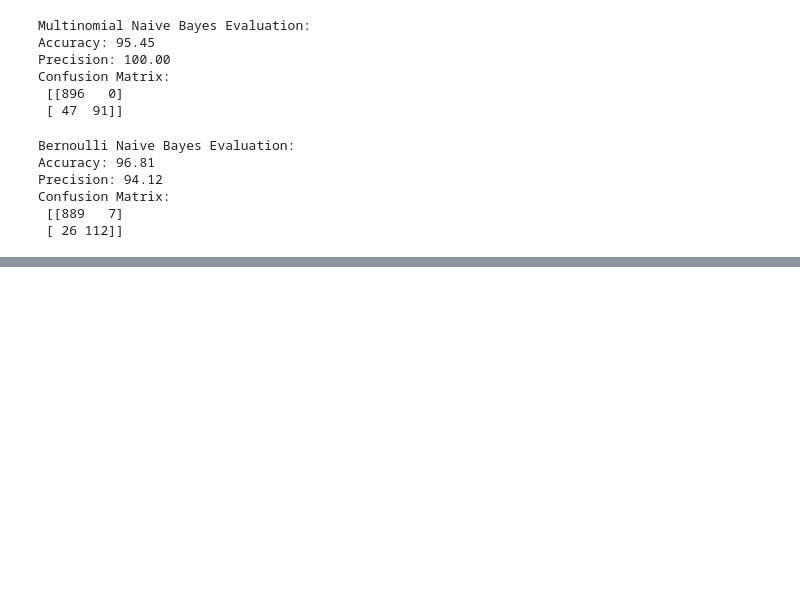
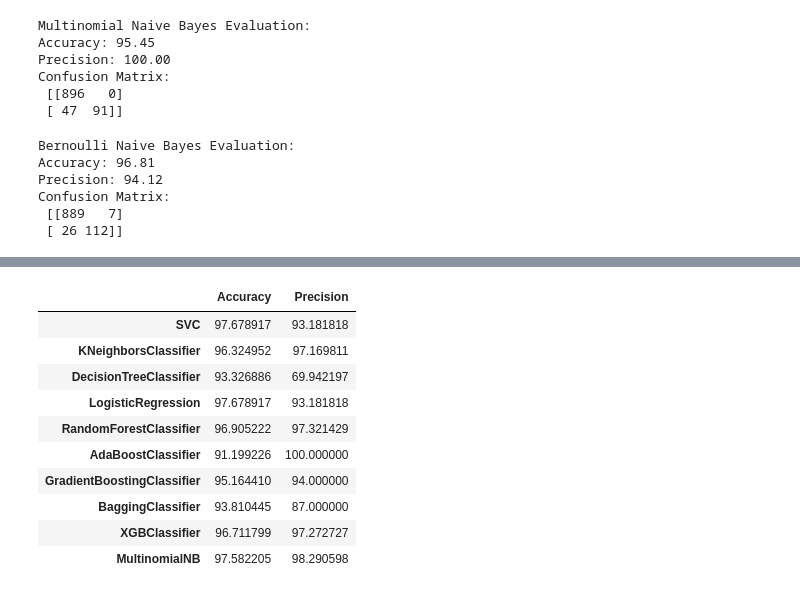
Before and after one commit to Sayan-Mondal2022/spam-detection-system, a Jupyter notebook: model.ipynb, the cells around one changed output, grey strips where cells are left out. Cells and saved outputs as stored; diff of their text form; code cells hidden in the pictures; blank space fills up the shorter version.

Commit message:
model training and selection is completed

```diff
--- a/model.ipynb
+++ b/model.ipynb
@@ -320,10 +320,12 @@ plt.show()
 # %%
 # Vectorization
 
-from sklearn.feature_extraction.text import CountVectorizer, TfidfVectorizer
+from sklearn.feature_extraction.text import TfidfVectorizer
 
-cv = CountVectorizer()
-tfidf = TfidfVectorizer()
+# cv is not required
+# cv = CountVectorizer()
+
+tfidf = TfidfVectorizer(max_features=3000)
 # %%
 X = tfidf.fit_transform(df["transformed_text"]).toarray()
 y = df["target"].values
@@ -410,13 +474,30 @@ models = {
     "AdaBoostClassifier": abc,
     "GradientBoostingClassifier": gbc,
     "BaggingClassifier": bc,
-    "XGBClassifier": xgb
+    "XGBClassifier": xgb,
+    "MultinomialNB": mnb
 }
 # %%
 def train_classifier(model, X_train, y_train, X_test, y_test):
     model.fit(X_train, y_train)
     y_pred = model.predict(X_test)
-    print(f"{models[model]} Evaluation:")
-    print_evaluation(y_test, y_pred)
 
-    print("\n", "==" * 25, "\n")
+    accuracy = accuracy_score(y_test, y_pred) * 100
+    precision = precision_score(y_test, y_pred) * 100
+
+    return accuracy, precision
+# %%
+model_results = {}
+
+for model in models:
+    print(f"\nTraining: {model} Model")
+    accuracy, precision = train_classifier(models[model], X_train, y_train, X_test, y_test)
+
+    print(f"Accuracy is: {accuracy :.2f}")
+    print(f"Precision is: {precision :.2f}\n")
+    print("==" * 25)
+
+    model_results[model] = {
+        "Accuracy": accuracy,
+        "Precision": precision
+    }
@@ -422,0 +541,14 @@ def train_classifier(model, X_train, y_train, X_test, y_test):
+# %%
+pd.DataFrame(model_results).T
+# %% [output]
+|  | Accuracy | Precision |
+| SVC | 97.678917 | 93.181818 |
+| KNeighborsClassifier | 96.324952 | 97.169811 |
+| DecisionTreeClassifier | 93.326886 | 69.942197 |
+| LogisticRegression | 97.678917 | 93.181818 |
+| RandomForestClassifier | 96.905222 | 97.321429 |
+| AdaBoostClassifier | 91.199226 | 100.000000 |
+| GradientBoostingClassifier | 95.164410 | 94.000000 |
+| BaggingClassifier | 93.810445 | 87.000000 |
+| XGBClassifier | 96.711799 | 97.272727 |
+| MultinomialNB | 97.582205 | 98.290598 |
```
Also changed, not shown: parts of 6 cells of this notebook.
